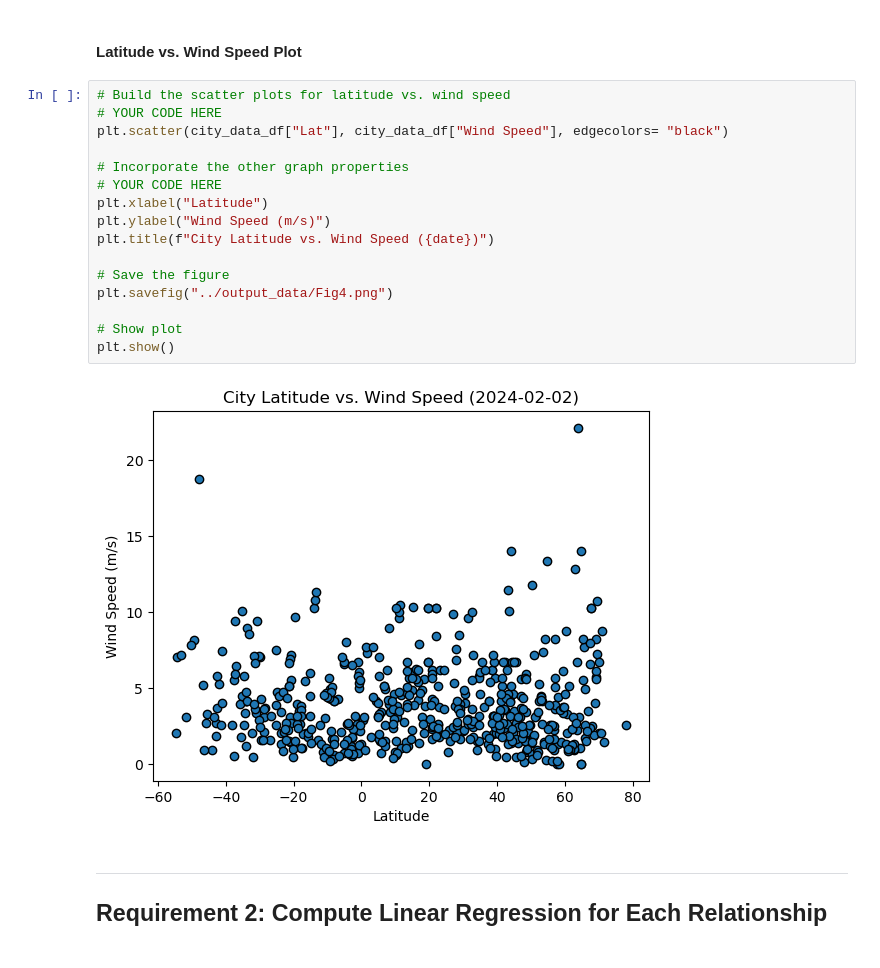
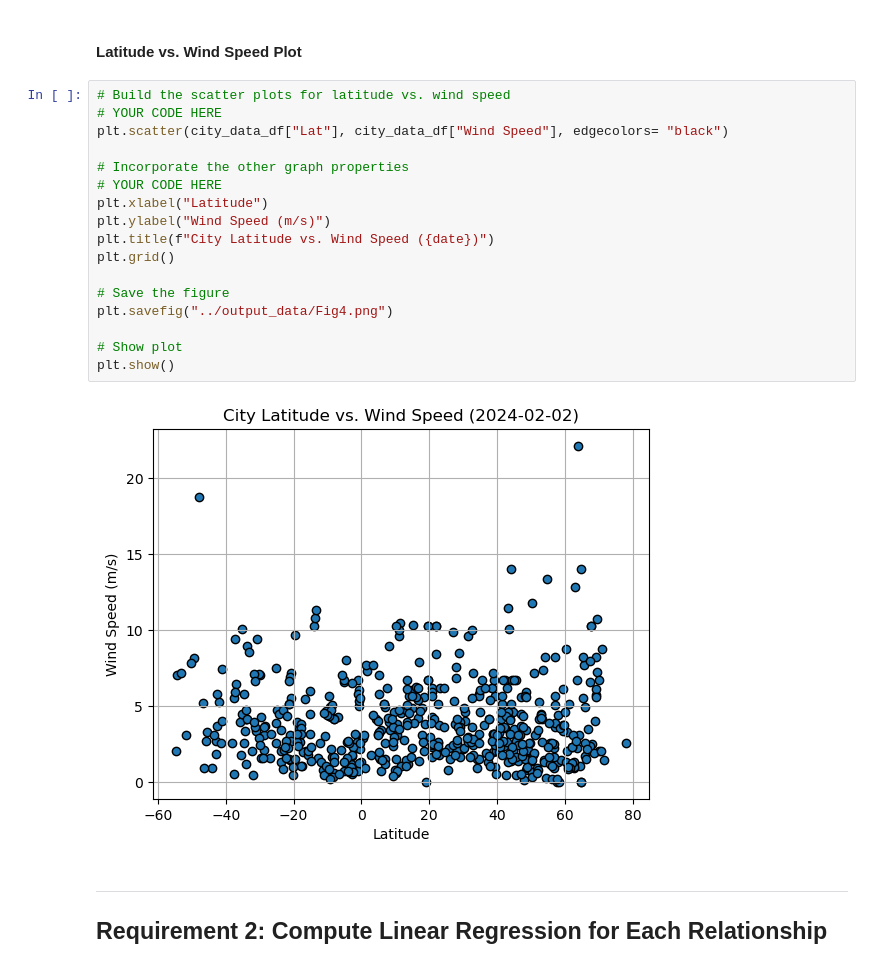
Before and after one commit to dcheung0720/python-api-challenge, a Jupyter notebook: WeatherPy/WeatherPy.ipynb, the cells around one changed output. Cells and saved outputs as stored; diff of their text form.

Commit message:
added grid output

```diff
--- a/WeatherPy/WeatherPy.ipynb
+++ b/WeatherPy/WeatherPy.ipynb
@@ -258,21 +258,22 @@ plt.show()
 # %%
 # Build the scatter plots for latitude vs. wind speed
 # YOUR CODE HERE
 plt.scatter(city_data_df["Lat"], city_data_df["Wind Speed"], edgecolors= "black")
 
 # Incorporate the other graph properties
 # YOUR CODE HERE
 plt.xlabel("Latitude")
 plt.ylabel("Wind Speed (m/s)")
 plt.title(f"City Latitude vs. Wind Speed ({date})")
+plt.grid()
 
 # Save the figure
 plt.savefig("../output_data/Fig4.png")
 
 # Show plot
 plt.show()
 # %% [output]
-[figure, old version]
+[figure, new version]
 # %% [markdown]
 ---
 
```
Also changed, not shown: 1 other file.
